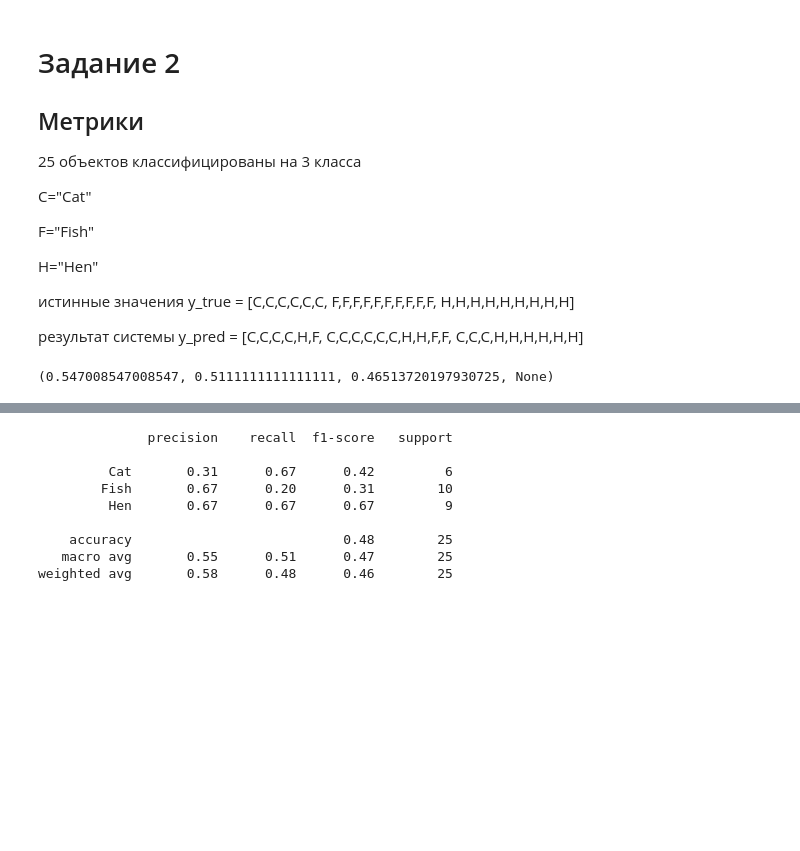
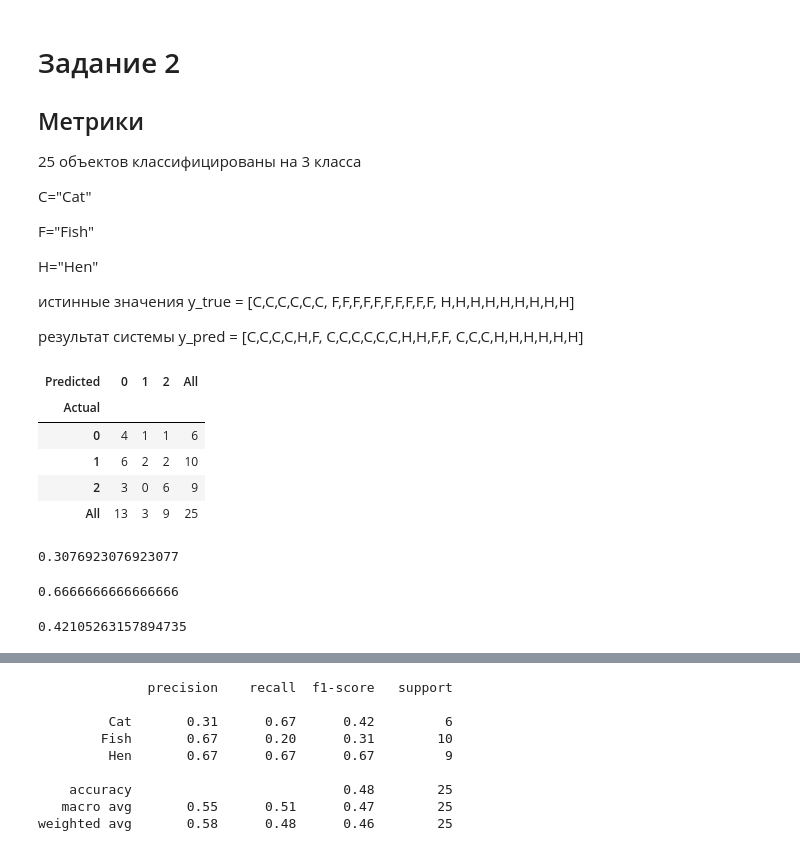
Before and after one commit to SofyaKyzylova/ML-Attestation-Task, a Jupyter notebook: Attestation Task ML.ipynb, the cells around one changed output, grey strips where cells are left out. Cells and saved outputs as stored; diff of their text form; code cells hidden in the pictures; blank space fills up the shorter version.

```diff
--- a/Attestation Task ML.ipynb
+++ b/Attestation Task ML.ipynb
@@ -341,7 +339,15 @@ from sklearn.metrics import precision_recall_fscore_support
 # %%
 y_true = np.array(['C','C','C','C','C','C', 'F','F','F','F','F','F','F','F','F','F', 'H','H','H','H','H','H','H','H','H'])
 y_pred = np.array(['C','C','C','C','H','F', 'C','C','C','C','C','C','H','H','F','F', 'C','C','C','H','H','H','H','H','H'])
-# %%
-precision_recall_fscore_support(y_true, y_pred, average='macro', labels=['C', 'F', 'H'])
-# %% [output]
-(0.547008547008547, 0.5111111111111111, 0.46513720197930725, None)
+# %%
+y_actual = pd.Series([0, 0, 0, 0, 0, 0,  1, 1, 1, 1, 1, 1, 1, 1, 1, 1,  2, 2, 2, 2, 2, 2, 2, 2, 2], name='Actual')
+y_predicted = pd.Series([0, 0, 0, 0, 2, 1,  0, 0, 0, 0, 0, 0, 2, 2, 1, 1,  0, 0, 0, 2, 2, 2, 2, 2, 2], name='Predicted')
+confusion_matrix = pd.crosstab(y_actual, y_predicted, rownames=['Actual'], colnames=['Predicted'], margins=True)
+confusion_matrix
+# %% [output]
+| Predicted | 0 | 1 | 2 | All |
+| Actual |  |  |  |  |
+| 0 | 4 | 1 | 1 | 6 |
+| 1 | 6 | 2 | 2 | 10 |
+| 2 | 3 | 0 | 6 | 9 |
+| All | 13 | 3 | 9 | 25 |
@@ -347,0 +359,15 @@ precision_recall_fscore_support(y_true, y_pred, average='macro', labels=['C', 'F
+# %%
+cat_precision = cat_TP / (cat_TP + cat_FP)
+cat_precision
+# %% [output]
+0.3076923076923077
+# %%
+cat_recall = cat_TP / (cat_TP + cat_FN)
+cat_recall
+# %% [output]
+0.6666666666666666
+# %%
+cat_F1_score = 2*cat_precision*cat_recall / (cat_precision + cat_recall)
+cat_F1_score
+# %% [output]
+0.42105263157894735
```
Also changed, not shown: parts of 19 cells of this notebook.
